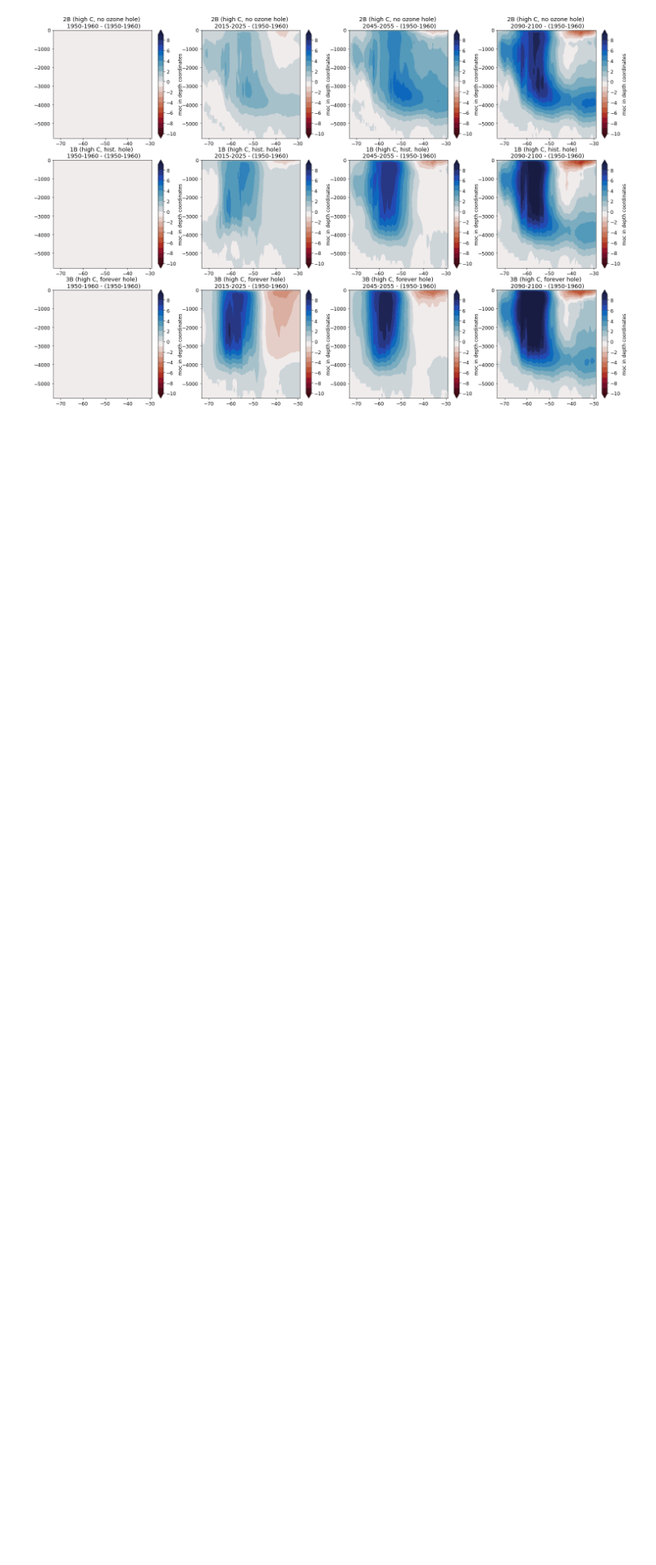
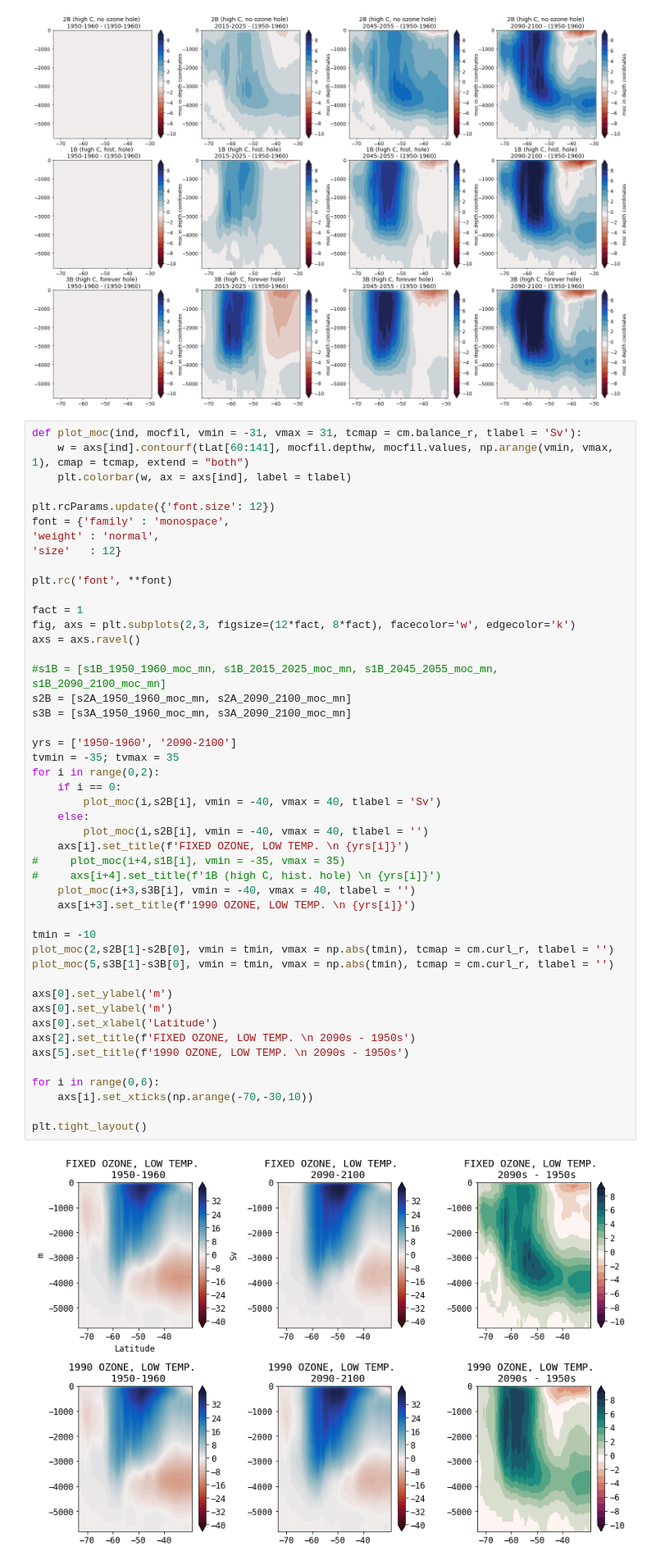
Before and after one commit to tjarnikova/SOZONE, a Jupyter notebook: overturning/long_ts_overturning.ipynb, the cells around one changed output. Shown at 82% size. Drawn from its saved outputs; the diff is of its cells as text; blank space fills up the shorter version.

```diff
--- a/overturning/long_ts_overturning.ipynb
+++ b/overturning/long_ts_overturning.ipynb
@@ -464,3 +466,52 @@ for i in range(0,4):
 # %% [output]
 [figure]
 [figure]
+# %%
+def plot_moc(ind, mocfil, vmin = -31, vmax = 31, tcmap = cm.balance_r, tlabel = 'Sv'):
+    w = axs[ind].contourf(tLat[60:141], mocfil.depthw, mocfil.values, np.arange(vmin, vmax, 1), cmap = tcmap, extend = "both")
+    plt.colorbar(w, ax = axs[ind], label = tlabel)
+
+plt.rcParams.update({'font.size': 12})
+font = {'family' : 'monospace',
+'weight' : 'normal',
+'size'   : 12}
+
+plt.rc('font', **font)
+
+fact = 1
+fig, axs = plt.subplots(2,3, figsize=(12*fact, 8*fact), facecolor='w', edgecolor='k')
+axs = axs.ravel()
+
+#s1B = [s1B_1950_1960_moc_mn, s1B_2015_2025_moc_mn, s1B_2045_2055_moc_mn, s1B_2090_2100_moc_mn]
+s2B = [s2A_1950_1960_moc_mn, s2A_2090_2100_moc_mn]
+s3B = [s3A_1950_1960_moc_mn, s3A_2090_2100_moc_mn]
+
+yrs = ['1950-1960', '2090-2100']
+tvmin = -35; tvmax = 35
+for i in range(0,2):
+    if i == 0:
+        plot_moc(i,s2B[i], vmin = -40, vmax = 40, tlabel = 'Sv')
+    else:
+        plot_moc(i,s2B[i], vmin = -40, vmax = 40, tlabel = '')
+    axs[i].set_title(f'FIXED OZONE, LOW TEMP. \n {yrs[i]}')
+#     plot_moc(i+4,s1B[i], vmin = -35, vmax = 35)
+#     axs[i+4].set_title(f'1B (high C, hist. hole) \n {yrs[i]}')
+    plot_moc(i+3,s3B[i], vmin = -40, vmax = 40, tlabel = '')
+    axs[i+3].set_title(f'1990 OZONE, LOW TEMP. \n {yrs[i]}')
+
+tmin = -10
+plot_moc(2,s2B[1]-s2B[0], vmin = tmin, vmax = np.abs(tmin), tcmap = cm.curl_r, tlabel = '')
+plot_moc(5,s3B[1]-s3B[0], vmin = tmin, vmax = np.abs(tmin), tcmap = cm.curl_r, tlabel = '')
+
+axs[0].set_ylabel('m')
+axs[0].set_ylabel('m')
+axs[0].set_xlabel('Latitude')
+axs[2].set_title(f'FIXED OZONE, LOW TEMP. \n 2090s - 1950s')
+axs[5].set_title(f'1990 OZONE, LOW TEMP. \n 2090s - 1950s')
+
+for i in range(0,6):
+    axs[i].set_xticks(np.arange(-70,-30,10))
+
+plt.tight_layout()
+# %% [output]
+[figure, added]
```
Also changed, not shown: parts of 4 cells of this notebook, 10 other files.
